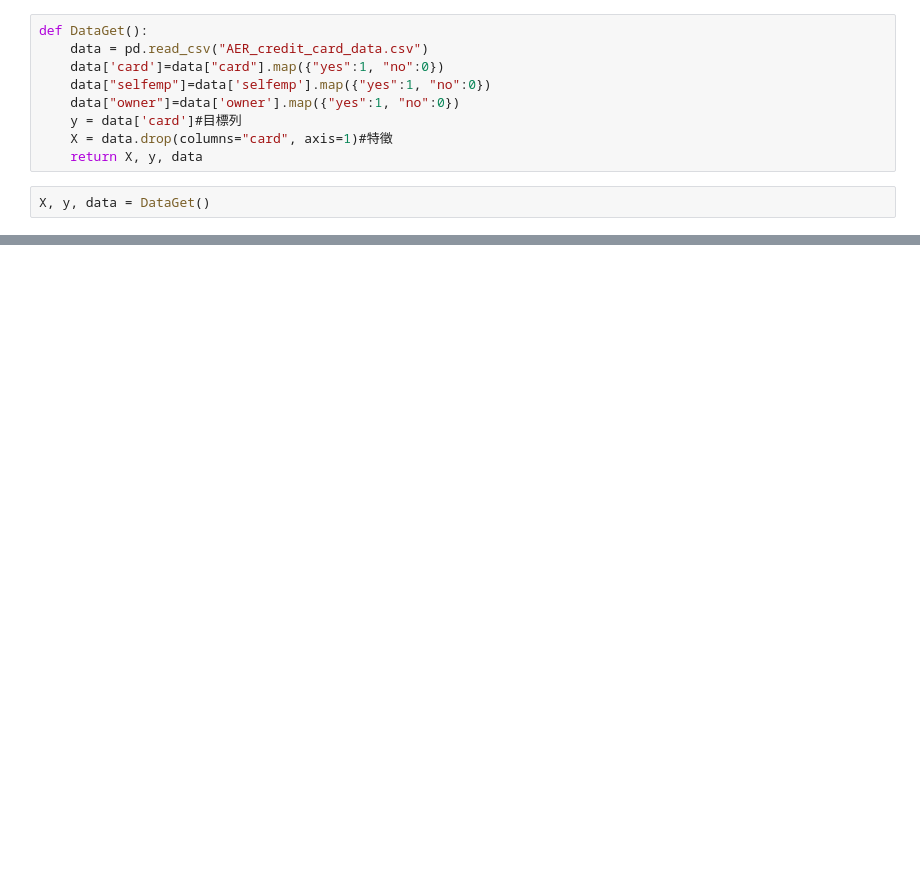
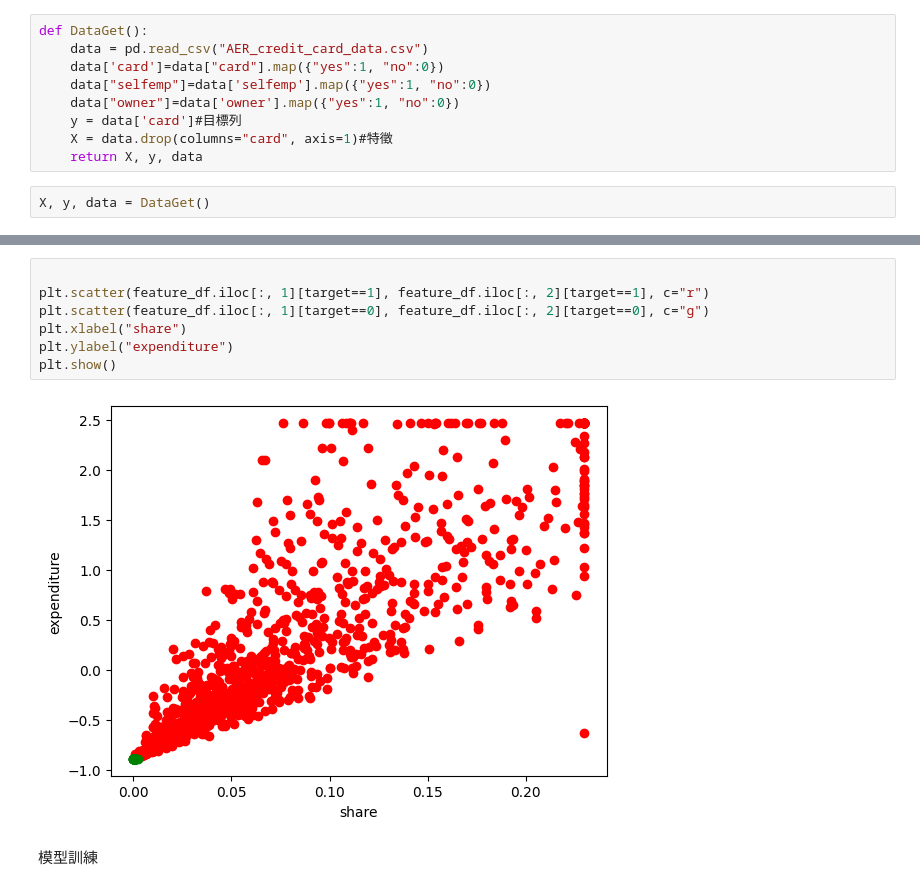
Before and after one commit to RCK10274/Issue_Credit_Card, a Jupyter notebook: Analyz.ipynb, the cells around one changed output, grey strips where cells are left out. Drawn from its saved outputs; the diff is of its cells as text; blank space fills up the shorter version.

```diff
--- a/Analyz.ipynb
+++ b/Analyz.ipynb
@@ -108,0 +70,11 @@ plt.savefig(r"D:\Github\Issue_Credit_Card\PlotGaussian.png")
+# %%
+
+plt.scatter(feature_df.iloc[:, 1][target==1], feature_df.iloc[:, 2][target==1], c="r")
+plt.scatter(feature_df.iloc[:, 1][target==0], feature_df.iloc[:, 2][target==0], c="g")
+plt.xlabel("share")
+plt.ylabel("expenditure")
+plt.show()
+# %% [output]
+[figure, added]
+# %% [markdown]
+模型訓練
```
Also changed, not shown: parts of 15 cells of this notebook, 24 other files.
